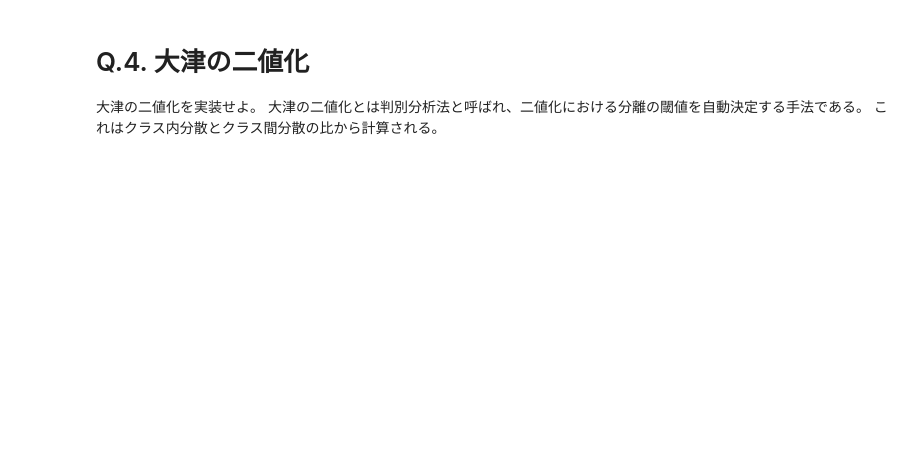
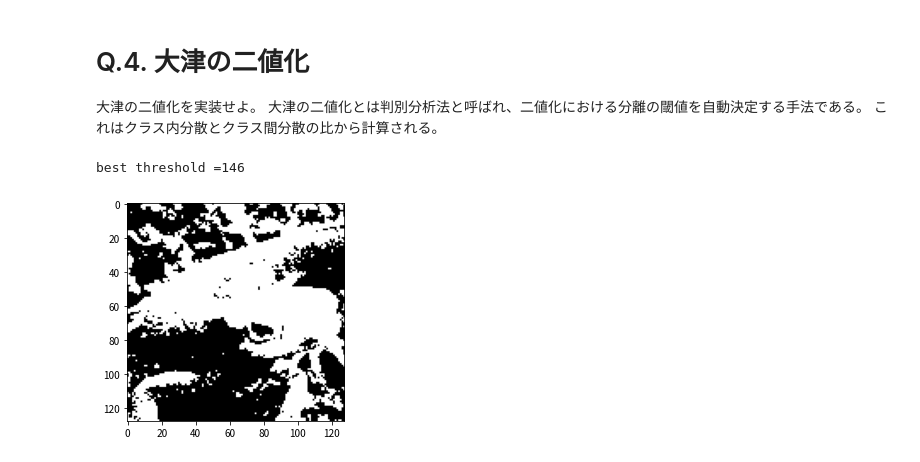
Before and after one commit to yudai0731/Gasyori100knock-1, a Jupyter notebook: Question_01_10/Myanswer.ipynb, the cells around one changed output. Cells and saved outputs as stored; diff of their text form; code cells hidden in the pictures; blank space fills up the shorter version.

```diff
--- a/Question_01_10/Myanswer.ipynb
+++ b/Question_01_10/Myanswer.ipynb
@@ -72,3 +72,46 @@ plt.show()
 # %% [markdown]
 # Q.4. 大津の二値化
 大津の二値化を実装せよ。 大津の二値化とは判別分析法と呼ばれ、二値化における分離の閾値を自動決定する手法である。 これはクラス内分散とクラス間分散の比から計算される。
+# %%
+def gen_ootu_binary(img):
+    sb_list = []
+    img_flat = img.flatten() # 画像を1次元配列に変換
+    n = len(img_flat) # データ数
+
+    for th in range(0,256):
+        data_class0 = img_flat[img_flat<th]
+        data_class1 = img_flat[img_flat>=th]
+
+        w0 = len(data_class0)/n # クラス0のデータが占める割合
+        w1 = len(data_class1)/n # クラス1のデータが占める割合
+
+        # class0の分散
+        if len(data_class0)!=0:
+            m0 = np.mean(data_class0)
+            v0 = np.var(data_class0)
+        else:
+            m0=0
+            v0=0
+
+        # class1の分散
+        if len(data_class1)!=0:
+            m1 = np.mean(data_class1)
+            v1 = np.var(data_class1)
+        else:
+            m1=0
+            v1=0
+
+        sb = w0*w1*(m0-m1)**2
+        sb_list.append(sb)
+
+    best_th = np.argmax(sb_list)
+    print("best threshold =%d"%(best_th))
+    return gen_binary(img,best_th)
+
+gray_scale_image = gen_grayscale(img)
+binary_image = gen_ootu_binary(gray_scale_image)
+plt.imshow(cv2.cvtColor(binary_image, cv2.COLOR_BGR2RGB))
+plt.show()
+# %% [output]
+best threshold =146
+[figure, added]
```
Also changed, not shown: parts of 9 cells of this notebook, 1 other file.
